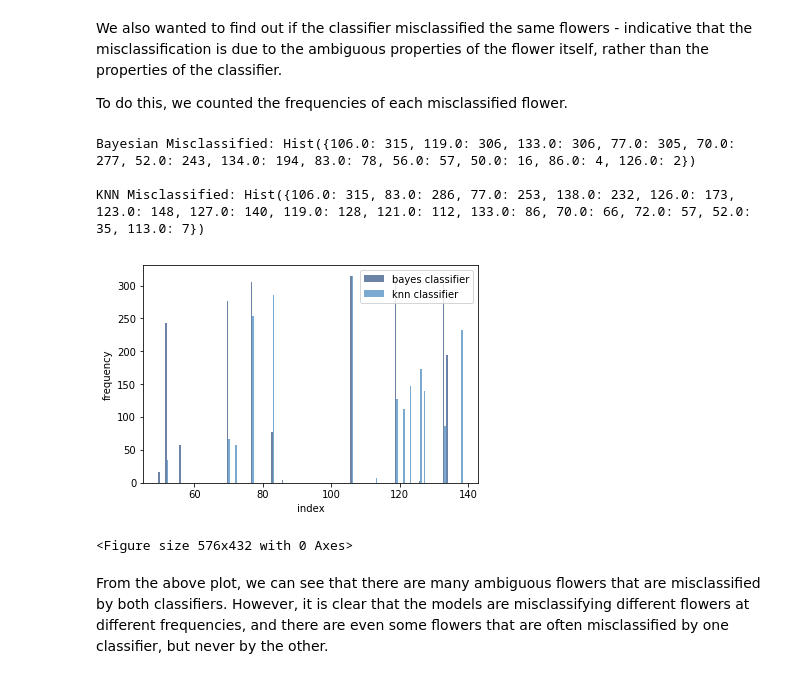
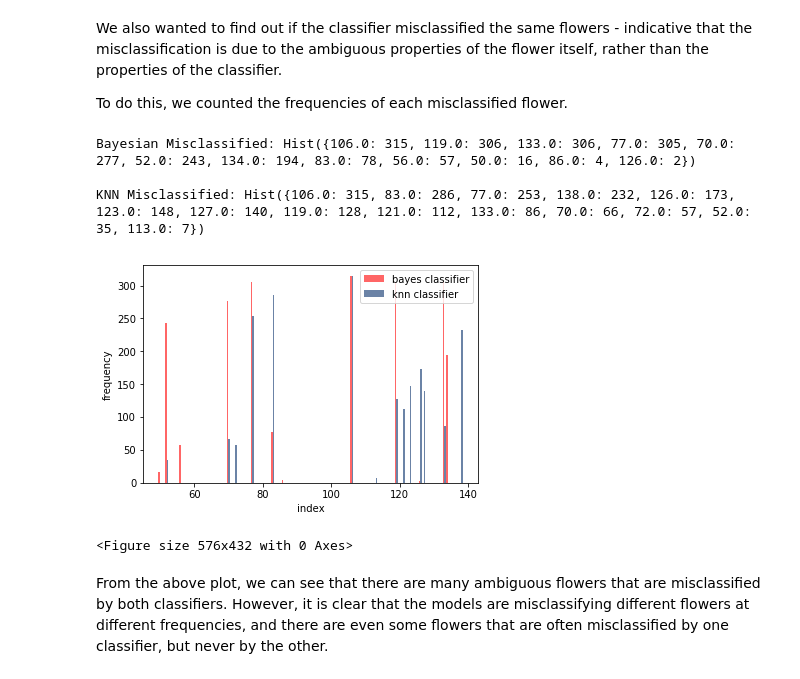
Before and after one commit to ASHSWAN1999/Bayes-vs-Machine-Learning-Comparison, a Jupyter notebook: project3.ipynb, the cells around one changed output. Drawn from its saved outputs; the diff is of its cells as text; code cells hidden in the pictures.

```diff
--- a/project3.ipynb
+++ b/project3.ipynb
@@ -263,21 +264,21 @@ To do this, we counted the frequencies of each misclassified flower.
 # %%
 bayes_hist = Hist(bayes_df.flower_index)
 knn_hist = Hist(knn_df.flower_index)
 print('Bayesian Misclassified:', bayes_hist, '\n')
 print('KNN Misclassified:', knn_hist)
 
 bayes_hist.label = 'bayes classifier'
 knn_hist.label = 'knn classifier'
 
 thinkplot.PrePlot()
-thinkplot.Hist(bayes_hist, align='right', width=.45);
+thinkplot.Hist(bayes_hist, align='right', width=.45, color='red');
 thinkplot.Hist(knn_hist, align='left', width=.45);
-thinkplot.Show(xlabel='index', ylabel='frequency');
+thinkplot.Show(xlabel='index', ylabel='frequency', figsize=(1000,1000));
 # %% [output]
 Bayesian Misclassified: Hist({106.0: 315, 119.0: 306, 133.0: 306, 77.0: 305, 70.0: 277, 52.0: 243, 134.0: 194, 83.0: 78, 56.0: 57, 50.0: 16, 86.0: 4, 126.0: 2})
 
 KNN Misclassified: Hist({106.0: 315, 83.0: 286, 77.0: 253, 138.0: 232, 126.0: 173, 123.0: 148, 127.0: 140, 119.0: 128, 121.0: 112, 133.0: 86, 70.0: 66, 72.0: 57, 52.0: 35, 113.0: 7})
-[figure, old version]
+[figure, new version]
 <Figure size 576x432 with 0 Axes>
 # %% [markdown]
 From the above plot, we can see that there are many ambiguous flowers that are misclassified by both classifiers. However, it is clear that the models are misclassifying different flowers at different frequencies, and there are even some flowers that are often misclassified by one classifier, but never by the other.
```
Also changed, not shown: parts of 5 cells of this notebook.
